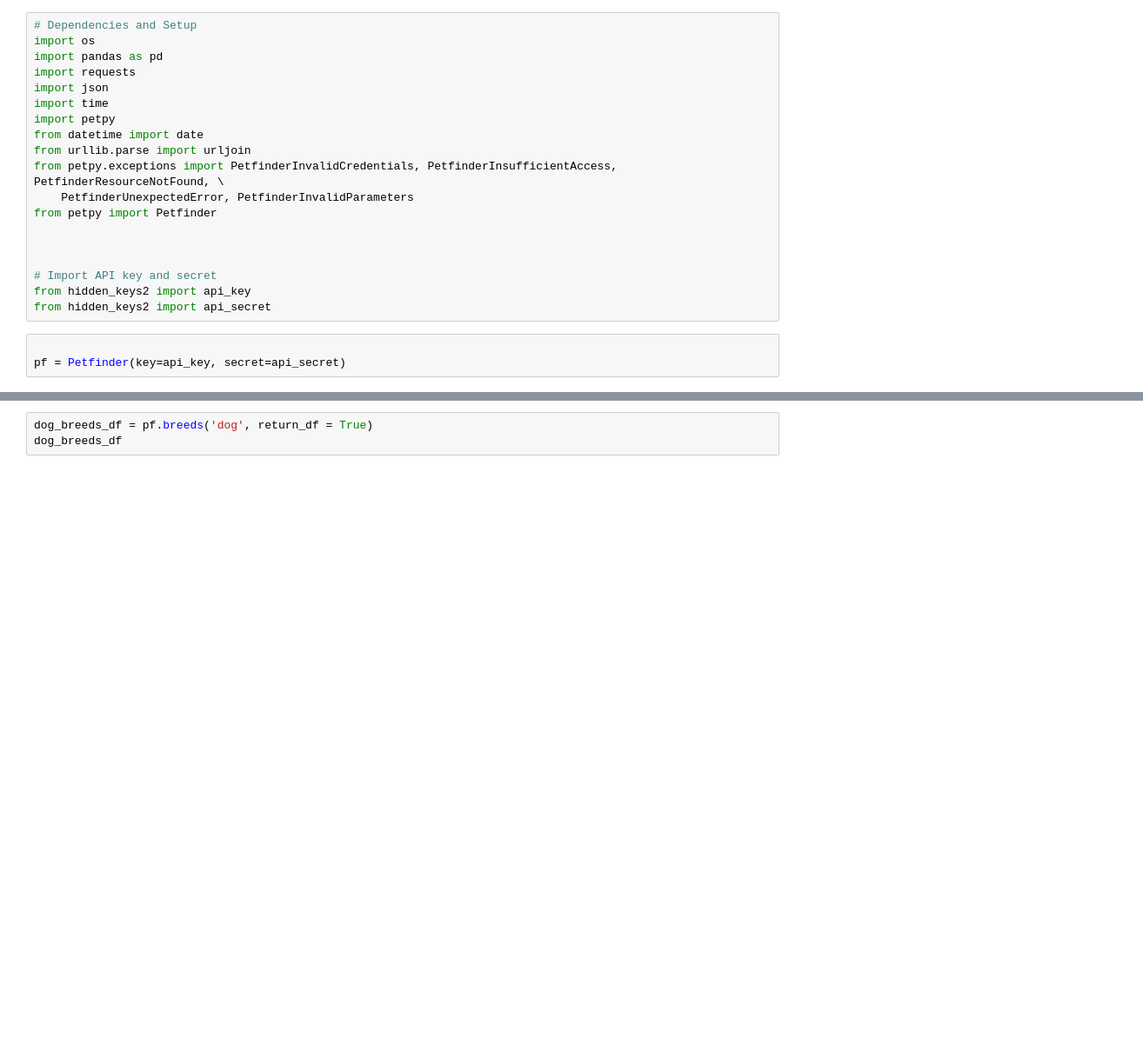
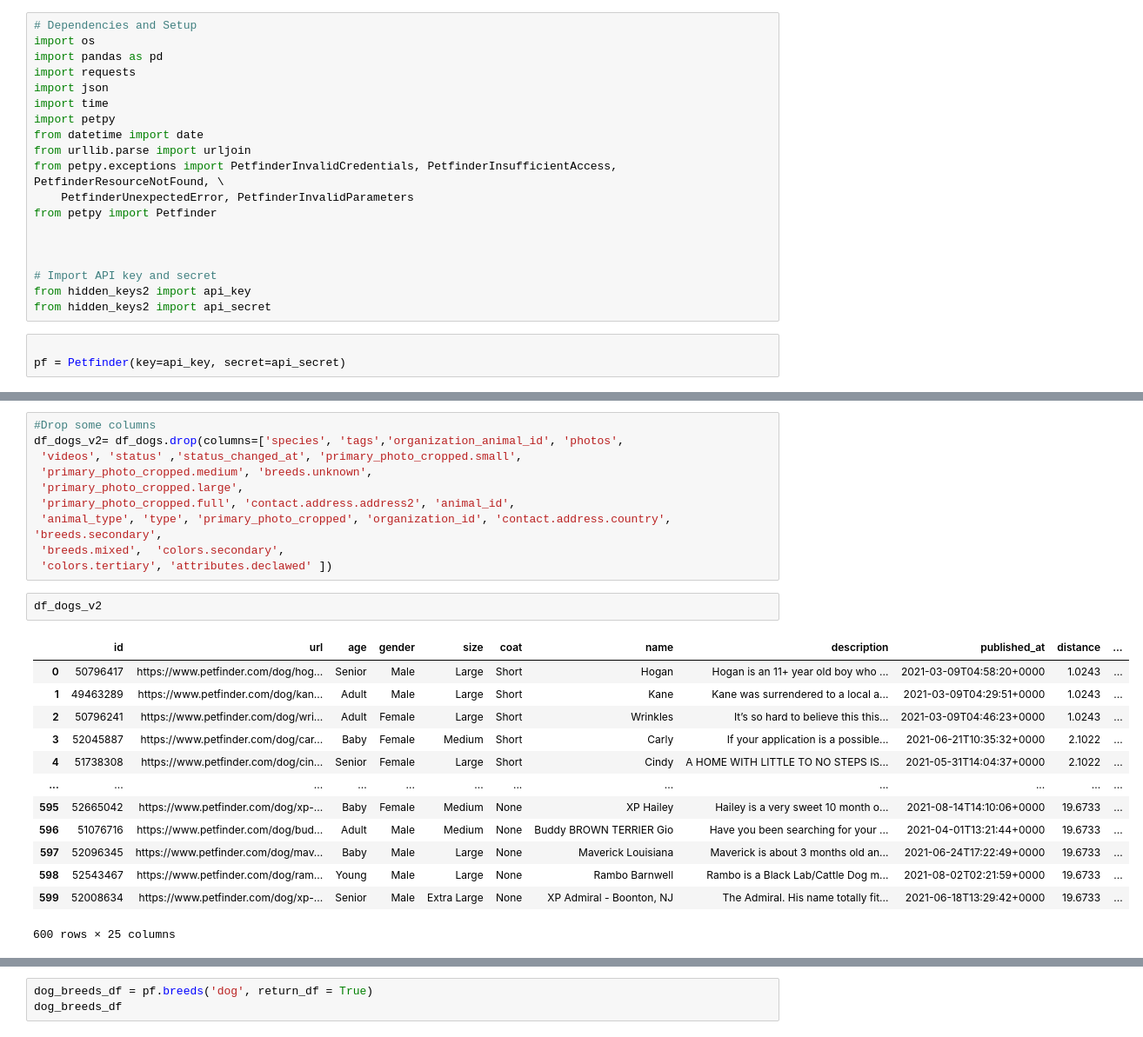
Before and after one commit to melissadiep94/dog_breeds_project, a Jupyter notebook: Cleaning_pet_finder_data.ipynb, the cells around one changed output, grey strips where cells are left out. Shown: that part at 87% size. Drawn from its saved outputs; the diff is of its cells as text; blank space fills up the shorter version.

```diff
--- a/Cleaning_pet_finder_data.ipynb
+++ b/Cleaning_pet_finder_data.ipynb
@@ -49,0 +66,26 @@ print(list(df_dogs.columns.values))
+# %%
+#Drop some columns
+df_dogs_v2= df_dogs.drop(columns=['species', 'tags','organization_animal_id', 'photos',
+ 'videos', 'status' ,'status_changed_at', 'primary_photo_cropped.small',
+ 'primary_photo_cropped.medium', 'breeds.unknown',
+ 'primary_photo_cropped.large',
+ 'primary_photo_cropped.full', 'contact.address.address2', 'animal_id',
+ 'animal_type', 'type', 'primary_photo_cropped', 'organization_id', 'contact.address.country',  'breeds.secondary',
+ 'breeds.mixed',  'colors.secondary',
+ 'colors.tertiary', 'attributes.declawed' ])
+# %%
+df_dogs_v2
+# %% [output]
+|  | id | url | age | gender | size | coat | name | description | published_at | distance | ... |
+| 0 | 50796417 | https://www.petfinder.com/dog/hog... | Senior | Male | Large | Short | Hogan | Hogan is an 11+ year old boy who ... | 2021-03-09T04:58:20+0000 | 1.0243 | ... |
+| 1 | 49463289 | https://www.petfinder.com/dog/kan... | Adult | Male | Large | Short | Kane | Kane was surrendered to a local a... | 2021-03-09T04:29:51+0000 | 1.0243 | ... |
+| 2 | 50796241 | https://www.petfinder.com/dog/wri... | Adult | Female | Large | Short | Wrinkles | It’s so hard to believe this this... | 2021-03-09T04:46:23+0000 | 1.0243 | ... |
+| 3 | 52045887 | https://www.petfinder.com/dog/car... | Baby | Female | Medium | Short | Carly | If your application is a possible... | 2021-06-21T10:35:32+0000 | 2.1022 | ... |
+| 4 | 51738308 | https://www.petfinder.com/dog/cin... | Senior | Female | Large | Short | Cindy | A HOME WITH LITTLE TO NO STEPS IS... | 2021-05-31T14:04:37+0000 | 2.1022 | ... |
+| ... | ... | ... | ... | ... | ... | ... | ... | ... | ... | ... | ... |
+| 595 | 52665042 | https://www.petfinder.com/dog/xp-... | Baby | Female | Medium | None | XP Hailey | Hailey is a very sweet 10 month o... | 2021-08-14T14:10:06+0000 | 19.6733 | ... |
+| 596 | 51076716 | https://www.petfinder.com/dog/bud... | Adult | Male | Medium | None | Buddy BROWN TERRIER Gio | Have you been searching for your ... | 2021-04-01T13:21:44+0000 | 19.6733 | ... |
+| 597 | 52096345 | https://www.petfinder.com/dog/mav... | Baby | Male | Large | None | Maverick Louisiana | Maverick is about 3 months old an... | 2021-06-24T17:22:49+0000 | 19.6733 | ... |
+| 598 | 52543467 | https://www.petfinder.com/dog/ram... | Young | Male | Large | None | Rambo Barnwell | Rambo is a Black Lab/Cattle Dog m... | 2021-08-02T02:21:59+0000 | 19.6733 | ... |
+| 599 | 52008634 | https://www.petfinder.com/dog/xp-... | Senior | Male | Extra Large | None | XP Admiral - Boonton, NJ | The Admiral. His name totally fit... | 2021-06-18T13:29:42+0000 | 19.6733 | ... |
+600 rows × 25 columns
```
Also changed, not shown: parts of 11 cells of this notebook, 1 other file.
